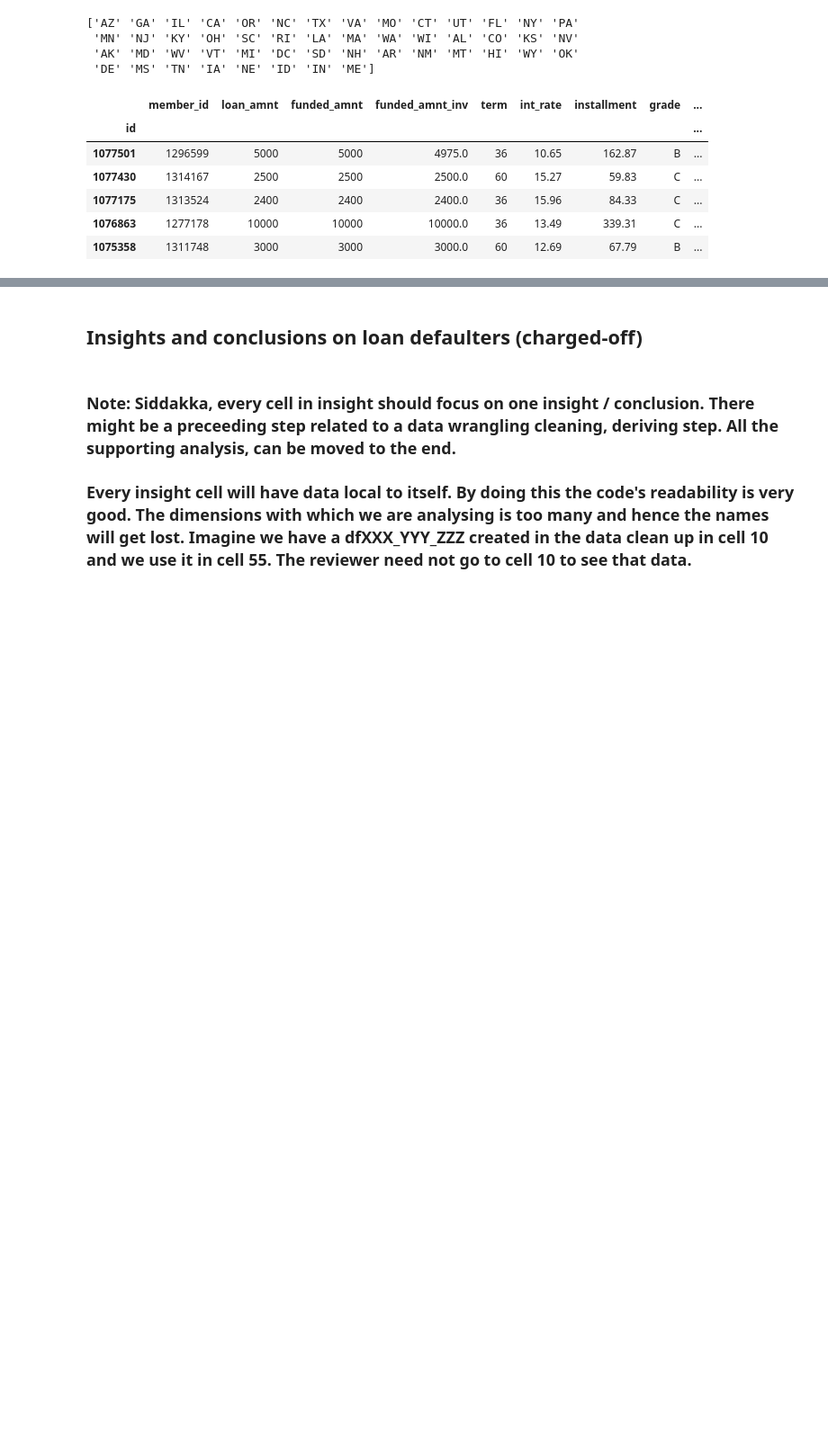
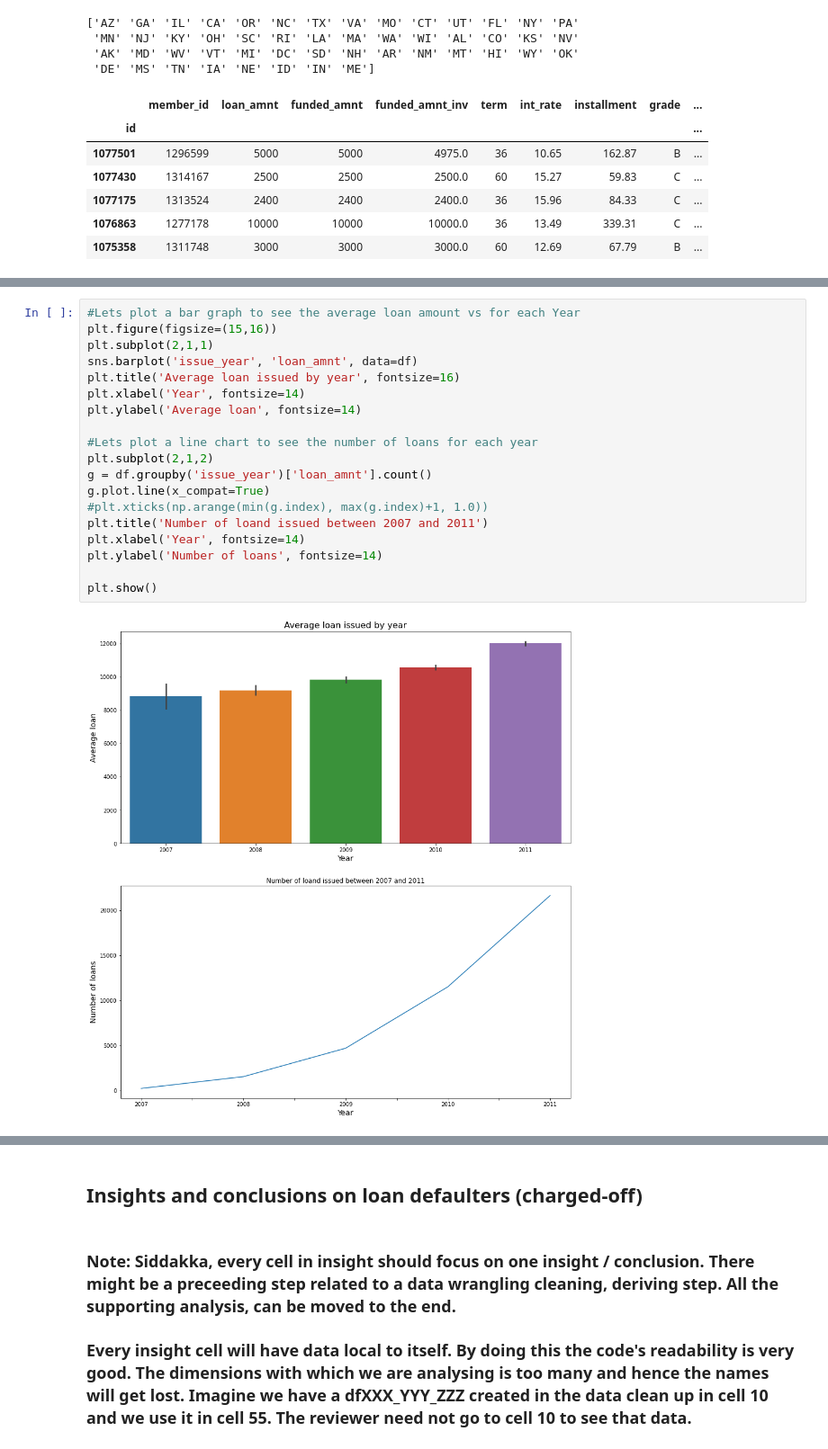
Before and after one commit to Kumaraguru-Muthuraj/_AIML_Code, a Jupyter notebook: _PythonNotebooks/_Course2_Statistics_Essentials/Mod6_Lendingclub_casestudy/Lending_Club_Merged_v1.ipynb, the cells around one changed output, grey strips where cells are left out. Shown at 90% size. Cells and saved outputs as stored; diff of their text form; blank space fills up the shorter version.

```diff
--- a/_PythonNotebooks/_Course2_Statistics_Essentials/Mod6_Lendingclub_casestudy/Lending_Club_Merged_v1.ipynb
+++ b/_PythonNotebooks/_Course2_Statistics_Essentials/Mod6_Lendingclub_casestudy/Lending_Club_Merged_v1.ipynb
@@ -361,0 +417,21 @@ df.head()
+# %%
+#Lets plot a bar graph to see the average loan amount vs for each Year
+plt.figure(figsize=(15,16))
+plt.subplot(2,1,1)
+sns.barplot('issue_year', 'loan_amnt', data=df)
+plt.title('Average loan issued by year', fontsize=16)
+plt.xlabel('Year', fontsize=14)
+plt.ylabel('Average loan', fontsize=14)
+
+#Lets plot a line chart to see the number of loans for each year
+plt.subplot(2,1,2)
+g = df.groupby('issue_year')['loan_amnt'].count()
+g.plot.line(x_compat=True)
+#plt.xticks(np.arange(min(g.index), max(g.index)+1, 1.0))
+plt.title('Number of loand issued between 2007 and 2011')
+plt.xlabel('Year', fontsize=14)
+plt.ylabel('Number of loans', fontsize=14)
+
+plt.show()
+# %% [output]
+[figure, added]
```
Also changed, not shown: parts of 29 cells of this notebook.
